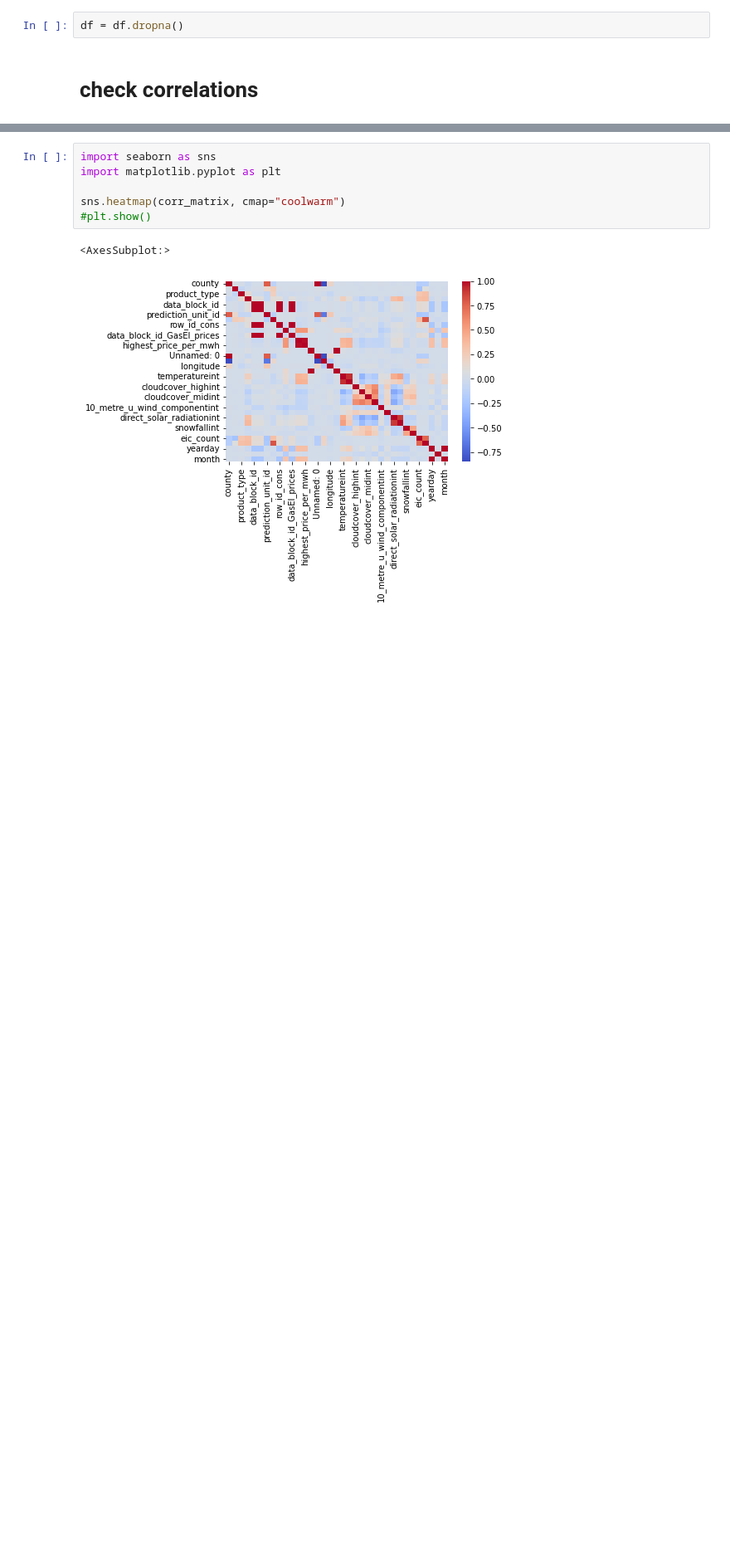
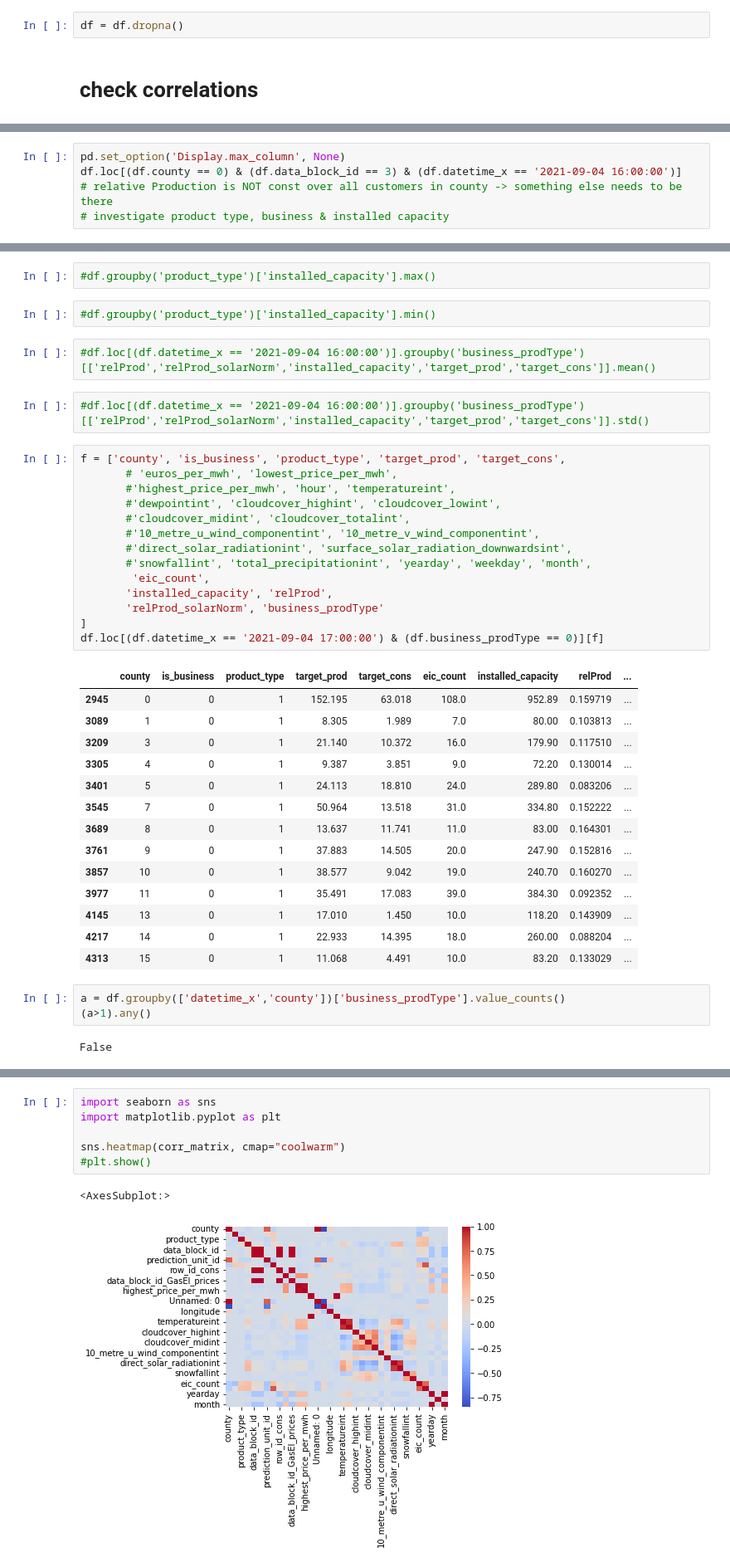
Before and after one commit to matze21/predictEnegyCons, a Jupyter notebook: jupyters/checkCorrelation.ipynb, the cells around one changed output, grey strips where cells are left out. Shown: that part at 83% size. Drawn from its saved outputs; the diff is of its cells as text; blank space fills up the shorter version.

```diff
--- a/jupyters/checkCorrelation.ipynb
+++ b/jupyters/checkCorrelation.ipynb
@@ -85,0 +90,5 @@ df = df.dropna()
+# %%
+pd.set_option('Display.max_column', None)
+df.loc[(df.county == 0) & (df.data_block_id == 3) & (df.datetime_x == '2021-09-04 16:00:00')]
+# relative Production is NOT const over all customers in county -> something else needs to be there
+# investigate product type, business & installed capacity
@@ -85,0 +116,42 @@ df = df.dropna()
+# %%
+#df.groupby('product_type')['installed_capacity'].max()
+# %%
+#df.groupby('product_type')['installed_capacity'].min()
+# %%
+#df.loc[(df.datetime_x == '2021-09-04 16:00:00')].groupby('business_prodType')[['relProd','relProd_solarNorm','installed_capacity','target_prod','target_cons']].mean()
+# %%
+#df.loc[(df.datetime_x == '2021-09-04 16:00:00')].groupby('business_prodType')[['relProd','relProd_solarNorm','installed_capacity','target_prod','target_cons']].std()
+# %%
+f = ['county', 'is_business', 'product_type', 'target_prod', 'target_cons',
+       # 'euros_per_mwh', 'lowest_price_per_mwh',
+       #'highest_price_per_mwh', 'hour', 'temperatureint',
+       #'dewpointint', 'cloudcover_highint', 'cloudcover_lowint',
+       #'cloudcover_midint', 'cloudcover_totalint',
+       #'10_metre_u_wind_componentint', '10_metre_v_wind_componentint',
+       #'direct_solar_radiationint', 'surface_solar_radiation_downwardsint',
+       #'snowfallint', 'total_precipitationint', 'yearday', 'weekday', 'month',
+        'eic_count',
+       'installed_capacity', 'relProd',
+       'relProd_solarNorm', 'business_prodType'
+]
+df.loc[(df.datetime_x == '2021-09-04 17:00:00') & (df.business_prodType == 0)][f]
+# %% [output]
+|  | county | is_business | product_type | target_prod | target_cons | eic_count | installed_capacity | relProd | ... |
+| 2945 | 0 | 0 | 1 | 152.195 | 63.018 | 108.0 | 952.89 | 0.159719 | ... |
+| 3089 | 1 | 0 | 1 | 8.305 | 1.989 | 7.0 | 80.00 | 0.103813 | ... |
+| 3209 | 3 | 0 | 1 | 21.140 | 10.372 | 16.0 | 179.90 | 0.117510 | ... |
+| 3305 | 4 | 0 | 1 | 9.387 | 3.851 | 9.0 | 72.20 | 0.130014 | ... |
+| 3401 | 5 | 0 | 1 | 24.113 | 18.810 | 24.0 | 289.80 | 0.083206 | ... |
+| 3545 | 7 | 0 | 1 | 50.964 | 13.518 | 31.0 | 334.80 | 0.152222 | ... |
+| 3689 | 8 | 0 | 1 | 13.637 | 11.741 | 11.0 | 83.00 | 0.164301 | ... |
+| 3761 | 9 | 0 | 1 | 37.883 | 14.505 | 20.0 | 247.90 | 0.152816 | ... |
+| 3857 | 10 | 0 | 1 | 38.577 | 9.042 | 19.0 | 240.70 | 0.160270 | ... |
+| 3977 | 11 | 0 | 1 | 35.491 | 17.083 | 39.0 | 384.30 | 0.092352 | ... |
+| 4145 | 13 | 0 | 1 | 17.010 | 1.450 | 10.0 | 118.20 | 0.143909 | ... |
+| 4217 | 14 | 0 | 1 | 22.933 | 14.395 | 18.0 | 260.00 | 0.088204 | ... |
+| 4313 | 15 | 0 | 1 | 11.068 | 4.491 | 10.0 | 83.20 | 0.133029 | ... |
+# %%
+a = df.groupby(['datetime_x','county'])['business_prodType'].value_counts()
+(a>1).any()
+# %% [output]
+False
```
Also changed, not shown: parts of 34 cells of this notebook.
